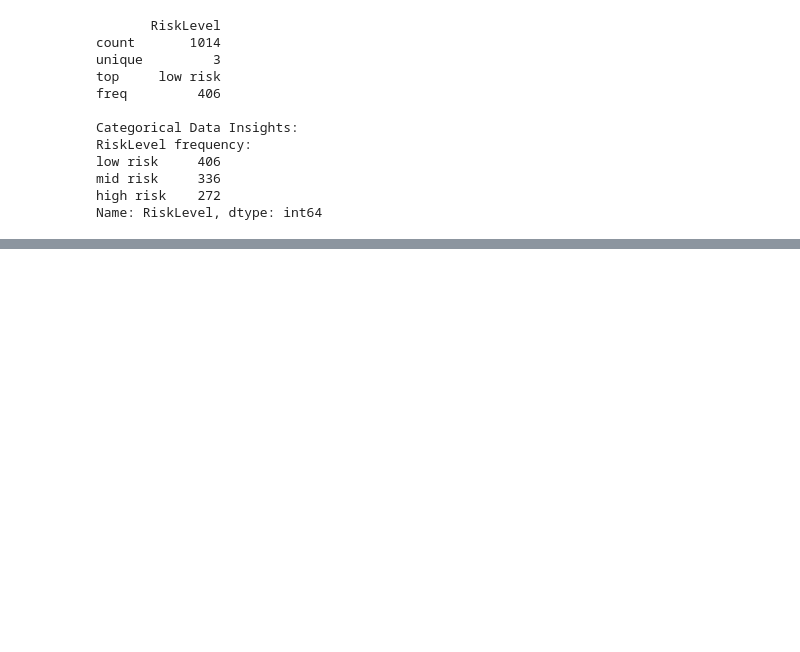
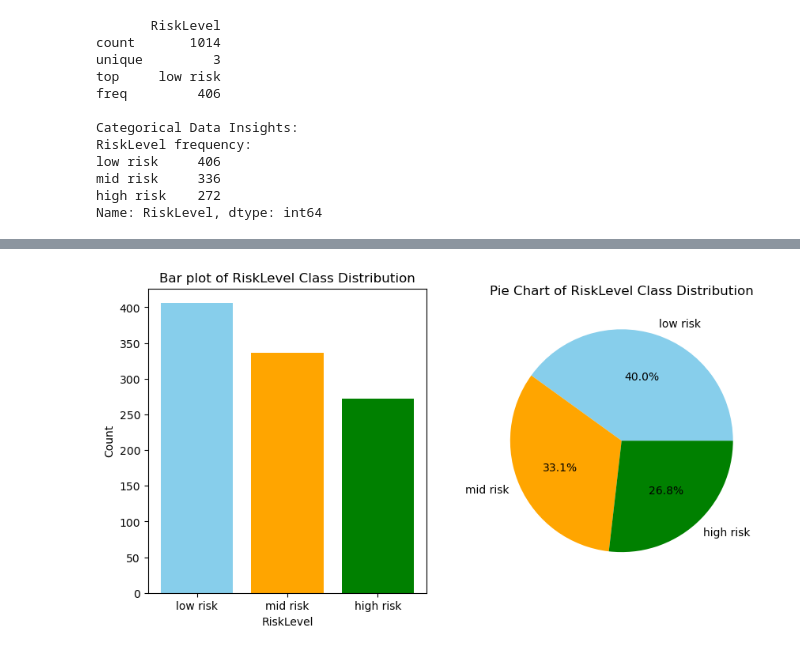
Before and after one commit to Maryannrichard/Maternal_health_research, a Jupyter notebook: MATERNAL_HEALTH_ML_CODE.ipynb, the cells around one changed output, grey strips where cells are left out. Cells and saved outputs as stored; diff of their text form; code cells hidden in the pictures; blank space fills up the shorter version.

Commit message:
Exploratory data analysis

```diff
--- a/MATERNAL_HEALTH_ML_CODE.ipynb
+++ b/MATERNAL_HEALTH_ML_CODE.ipynb
@@ -220,0 +192,14 @@ Enhanced Data set
+# %%
+# Calculate the Mean Arterial Pressure(MAP)
+df['MAP'] = round((df['SystolicBP'] +2 * df['DiastolicBP'])/3,2)
+
+# Calculate Pulse Pressure (PP)
+df['Pulse'] = df['SystolicBP'] - df['DiastolicBP']
+
+# Map the Target Variable
+Risk = {'low risk': 0, 'mid risk': 1, 'high risk': 2}
+df['RiskLevel_num'] = df['RiskLevel'].map(Risk).astype(float)
+
+# checking the enhanced data set
+print('\nEnhanced Data set')
+df.head(5)
@@ -220,0 +225,22 @@ Enhanced Data set
+# %%
+# Calculate the class distribution
+class_dis = df['RiskLevel'].value_counts()
+
+# create subplots for bar plot and pie chart
+fig, ax = plt.subplots(1,2, figsize=(10,5))
+
+# Bar Chart
+ax[0].bar(class_dis.index, class_dis.values, color=['skyblue', 'orange', 'green'])
+ax[0].set_title('Bar plot of RiskLevel Class Distribution')
+ax[0].set_xlabel('RiskLevel')
+ax[0].set_ylabel('Count')
+
+
+# Pie Chart
+ax[1].pie(class_dis.values, labels=class_dis.index, autopct='%1.1f%%', colors=['skyblue', 'orange', 'green'])
+ax[1].set_title('Pie Chart of RiskLevel Class Distribution')
+
+# To display plot
+plt.show();
+# %% [output]
+[figure, added]
```
Also changed, not shown: parts of 31 cells of this notebook.
